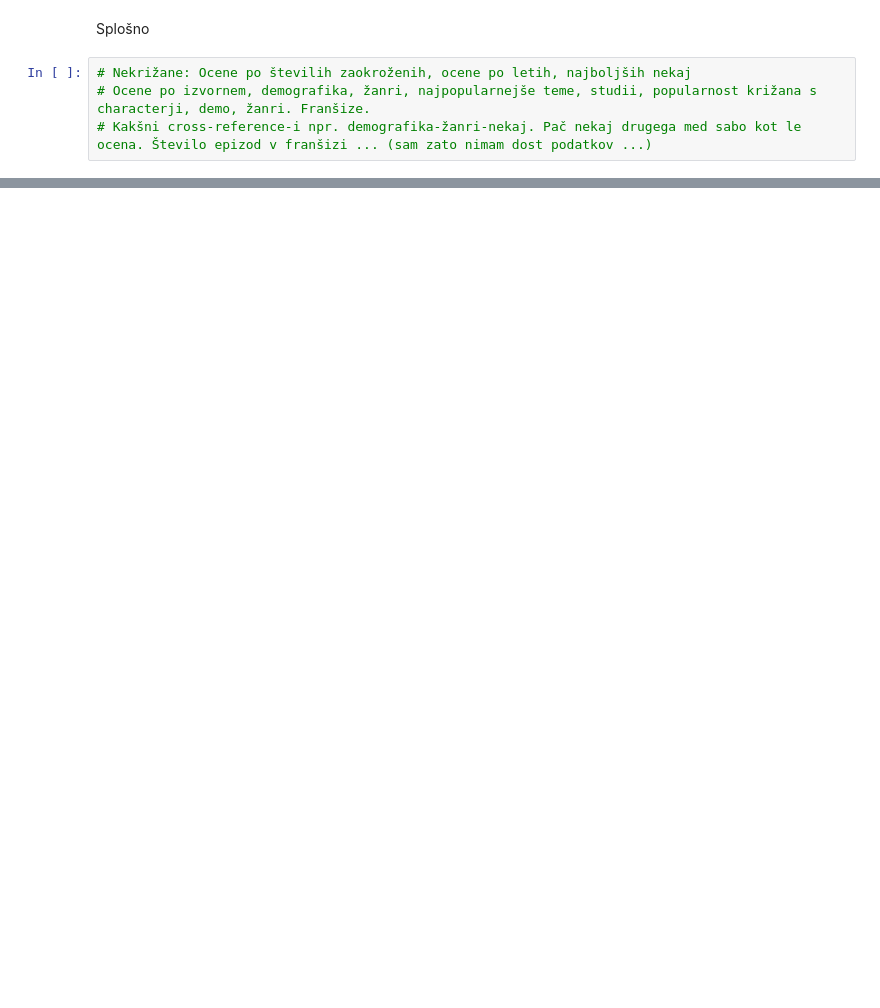
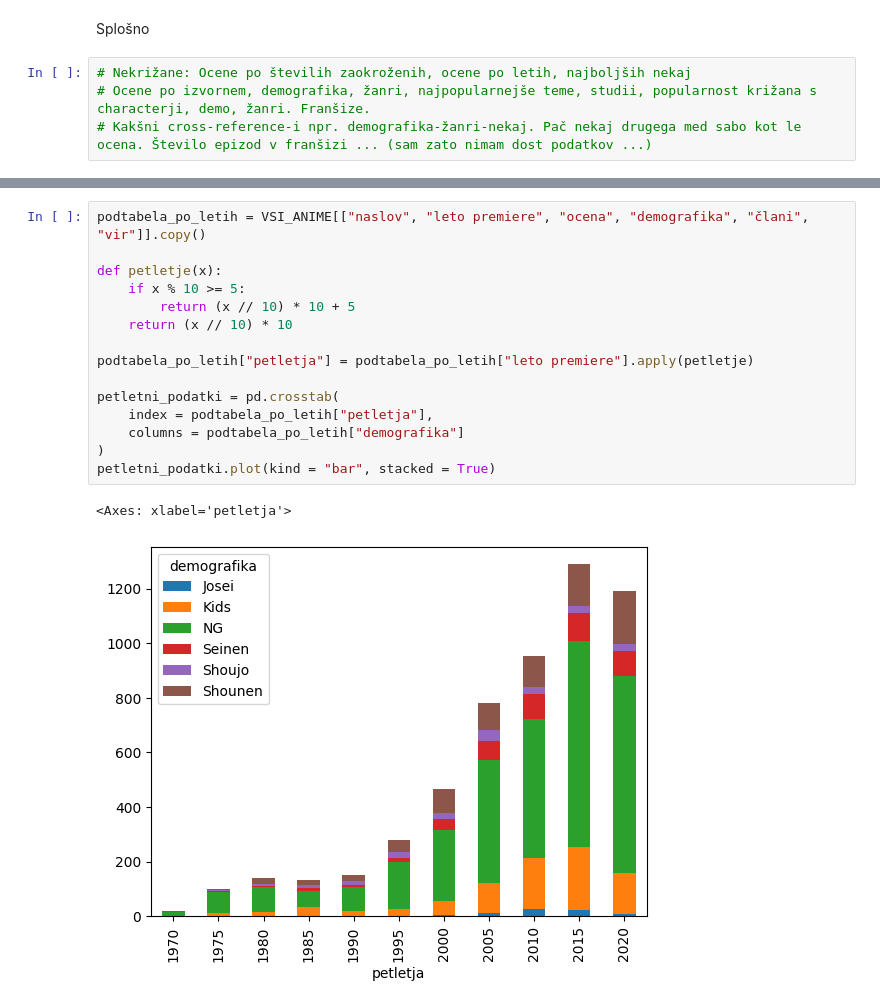
Before and after one commit to lrozman/Projektna-naloga-UVP---Rozman-Lara, a Jupyter notebook: analiza.ipynb, the cells around one changed output, grey strips where cells are left out. Saved outputs shown, nothing was run; the diff lists cells and outputs as text; blank space fills up the shorter version.

Commit message:
Analiza s popravljenimi podatki, nekaj novih poskusov primerjav.

```diff
--- a/analiza.ipynb
+++ b/analiza.ipynb
@@ -125,0 +136,18 @@ po_ocenah.plot.bar() #Dam na manj? Na koliko manj?  Ali lahko razširim graf?
+# %%
+podtabela_po_letih = VSI_ANIME[["naslov", "leto premiere", "ocena", "demografika", "člani", "vir"]].copy()
+
+def petletje(x):
+    if x % 10 >= 5:
+        return (x // 10) * 10 + 5
+    return (x // 10) * 10
+
+podtabela_po_letih["petletja"] = podtabela_po_letih["leto premiere"].apply(petletje)
+
+petletni_podatki = pd.crosstab(
+    index = podtabela_po_letih["petletja"],
+    columns = podtabela_po_letih["demografika"]
+)
+petletni_podatki.plot(kind = "bar", stacked = True)
+# %% [output]
+<Axes: xlabel='petletja'>
+[figure, added]
```
Also changed, not shown: parts of 17 cells of this notebook.
